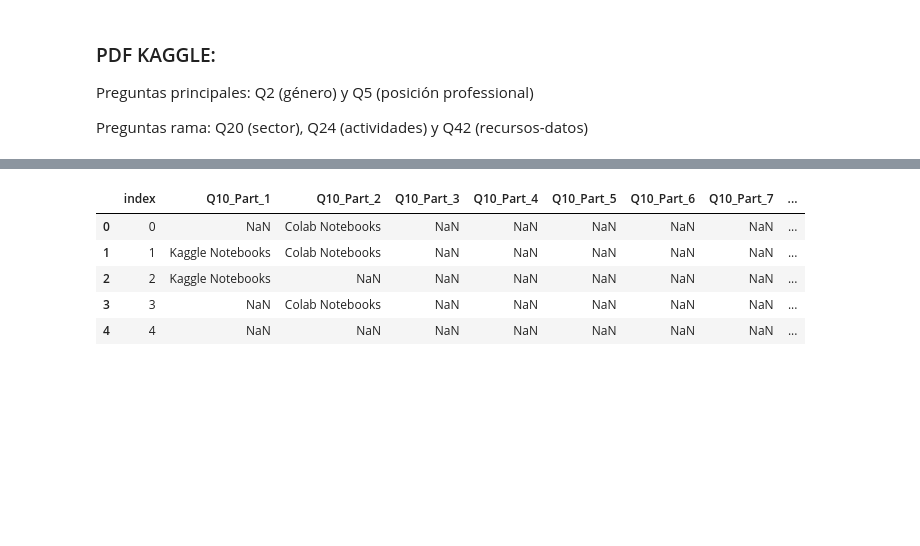
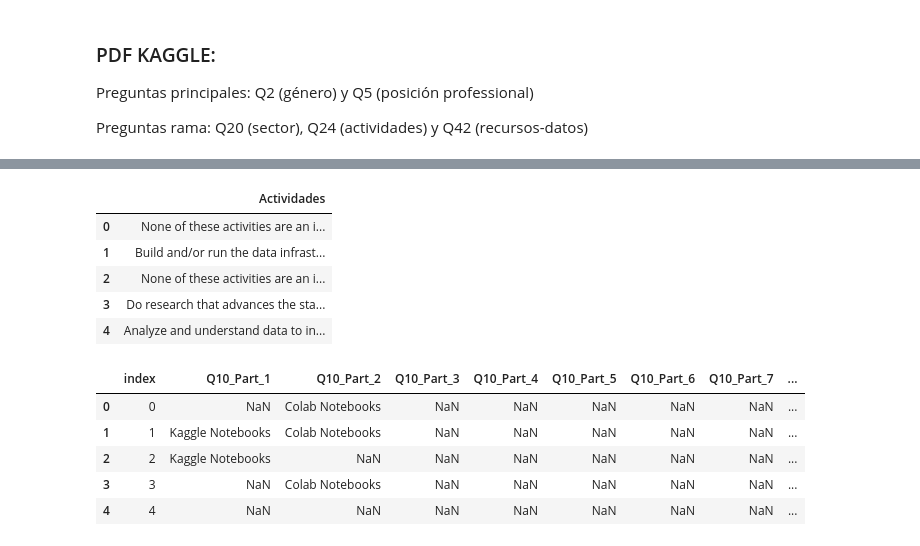
Before and after one commit to silviagordon/EDA-Visualizacion, a Jupyter notebook: Intro.ipynb, the cells around one changed output, grey strips where cells are left out. Drawn from its saved outputs; the diff is of its cells as text; code cells hidden in the pictures; blank space fills up the shorter version.

```diff
--- a/Intro.ipynb
+++ b/Intro.ipynb
@@ -18,3 +54,13 @@ import pandas as pd
+# %%
+txt_csv_preguntas4 = pd.DataFrame(txt_csv_preguntas["Actividades"])
+txt_csv_preguntas4.head()
+# %% [output]
+|  | Actividades |
+| 0 | None of these activities are an i... |
+| 1 | Build and/or run the data infrast... |
+| 2 | None of these activities are an i... |
+| 3 | Do research that advances the sta... |
+| 4 | Analyze and understand data to in... |
 # %%
 csv2 = pd.read_csv("Datos/exported_db_data.csv")
 csv2.head()
```
Also changed, not shown: parts of 6 cells of this notebook.
